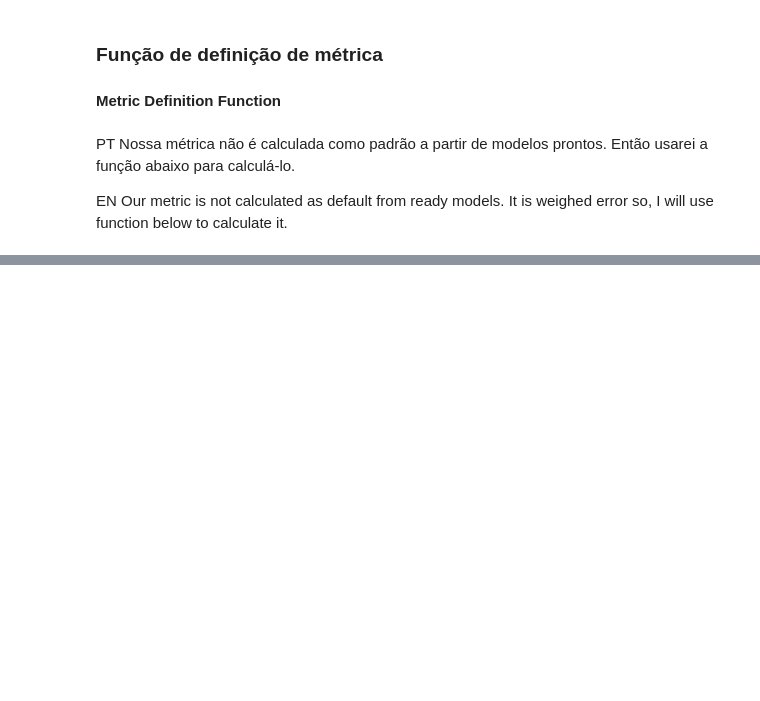
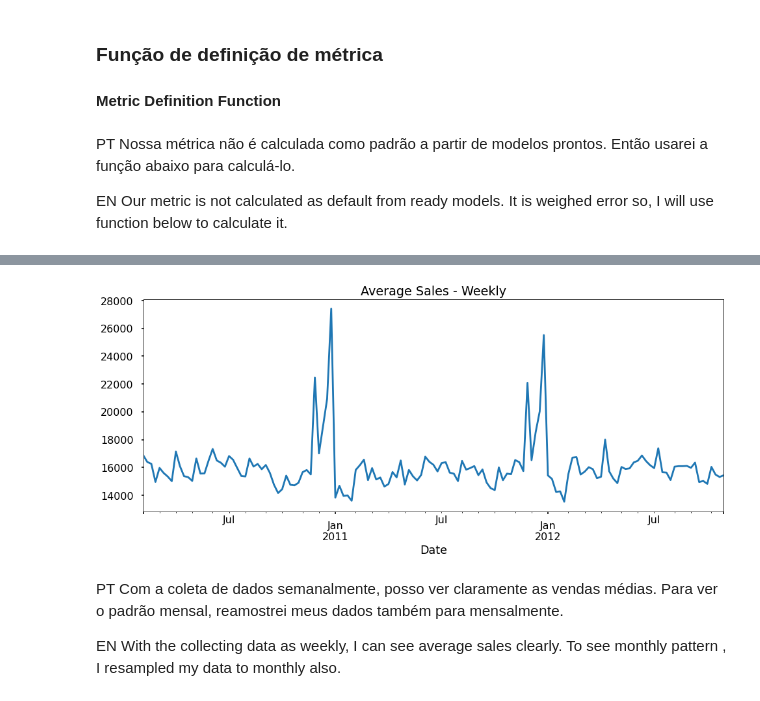
Before and after one commit to danielfernandesp/Analysis-and-Insights-1-for-Data-Science---Walmart-Sales-Forecast, a Jupyter notebook: Previsão de Vendas do Walmart.ipynb, the cells around one changed output, grey strips where cells are left out. Drawn from its saved outputs; the diff is of its cells as text; code cells hidden in the pictures; blank space fills up the shorter version.

```diff
--- a/Previsão de Vendas do Walmart.ipynb
+++ b/Previsão de Vendas do Walmart.ipynb
@@ -837,0 +1271,17 @@ def wmae_test(test, pred): # WMAE for test
+# %%
+df['Type'] = pd.to_numeric(df['Type'], errors='coerce')
+# %%
+df_week = df.groupby(pd.Grouper(freq='W')).mean()
+# %%
+plt.figure(figsize=(16,6))
+df_week['Weekly_Sales'].plot()
+plt.title('Average Sales - Weekly')
+plt.show()
+# %% [output]
+[figure, added]
+# %% [markdown]
+PT
+Com a coleta de dados semanalmente, posso ver claramente as vendas médias. Para ver o padrão mensal, reamostrei meus dados também para mensalmente.
+
+EN
+With the collecting data as weekly, I can see average sales clearly. To see monthly pattern , I resampled my data to monthly also.
```
Also changed, not shown: parts of 105 cells of this notebook.
